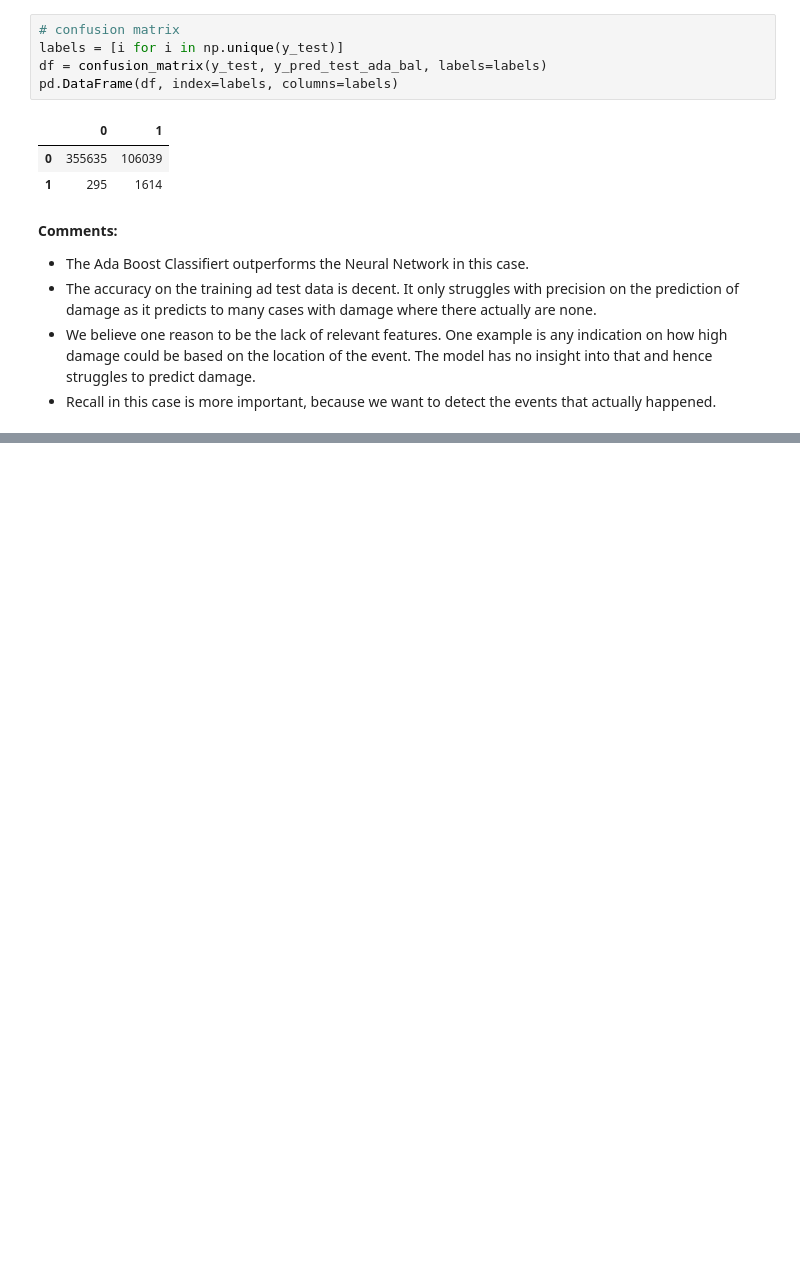
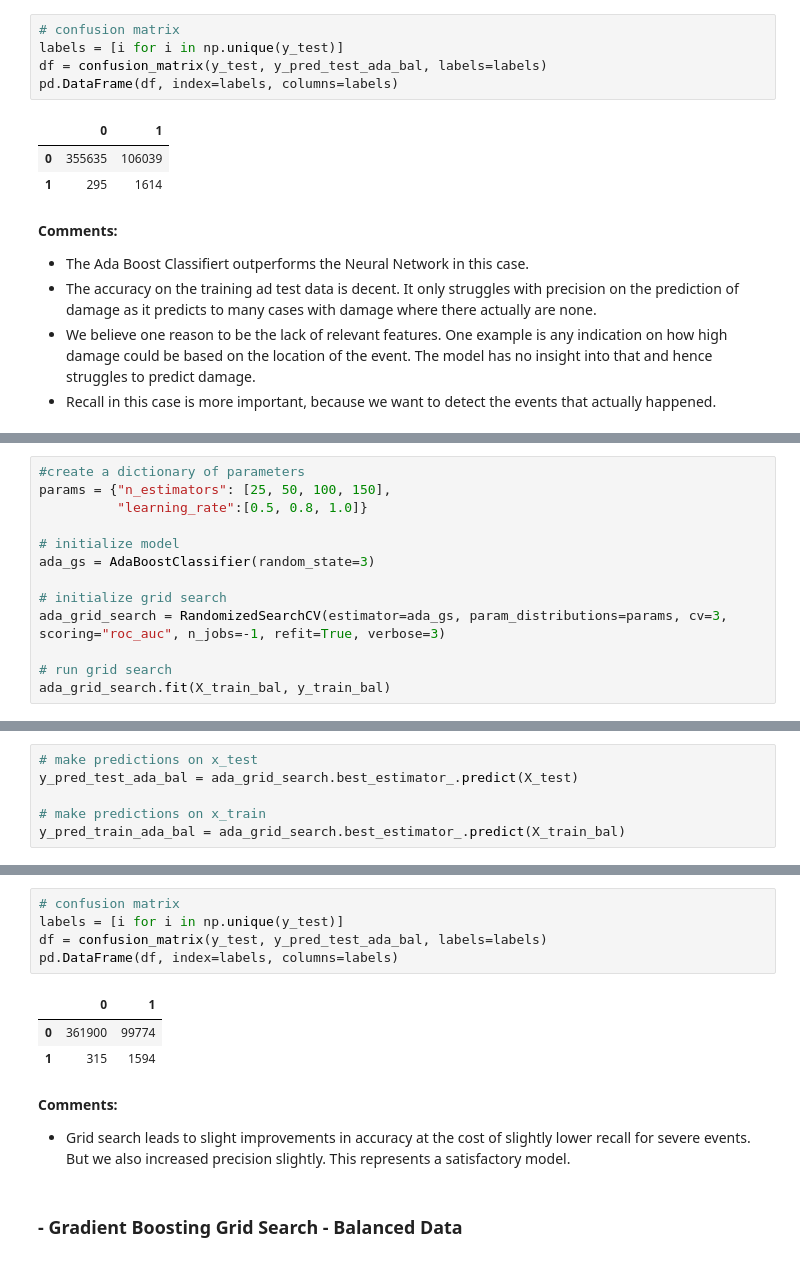
Before and after one commit to ju-kl/severe-weather-prediction, a Jupyter notebook: 04_damage_prediction.ipynb, the cells around one changed output, grey strips where cells are left out. Drawn from its saved outputs; the diff is of its cells as text; blank space fills up the shorter version.

```diff
--- a/04_damage_prediction.ipynb
+++ b/04_damage_prediction.ipynb
@@ -1062,0 +1063,13 @@ pd.DataFrame(df, index=labels, columns=labels)
+# %%
+#create a dictionary of parameters
+params = {"n_estimators": [25, 50, 100, 150],
+          "learning_rate":[0.5, 0.8, 1.0]}
+
+# initialize model
+ada_gs = AdaBoostClassifier(random_state=3)
+
+# initialize grid search
+ada_grid_search = RandomizedSearchCV(estimator=ada_gs, param_distributions=params, cv=3, scoring="roc_auc", n_jobs=-1, refit=True, verbose=3)
+
+# run grid search
+ada_grid_search.fit(X_train_bal, y_train_bal)
@@ -1062,0 +1104,6 @@ pd.DataFrame(df, index=labels, columns=labels)
+# %%
+# make predictions on x_test
+y_pred_test_ada_bal = ada_grid_search.best_estimator_.predict(X_test)
+
+# make predictions on x_train
+y_pred_train_ada_bal = ada_grid_search.best_estimator_.predict(X_train_bal)
@@ -1062,0 +1134,14 @@ pd.DataFrame(df, index=labels, columns=labels)
+# %%
+# confusion matrix
+labels = [i for i in np.unique(y_test)]
+df = confusion_matrix(y_test, y_pred_test_ada_bal, labels=labels)
+pd.DataFrame(df, index=labels, columns=labels)
+# %% [output]
+|  | 0 | 1 |
+| 0 | 361900 | 99774 |
+| 1 | 315 | 1594 |
+# %% [markdown]
+**Comments:**
+- Grid search leads to slight improvements in accuracy at the cost of slightly lower recall for severe events. But we also increased precision slightly. This represents a satisfactory model.
+# %% [markdown]
+### - Gradient Boosting Grid Search - Balanced Data
```
Also changed, not shown: parts of 15 cells of this notebook, 2 other files.
